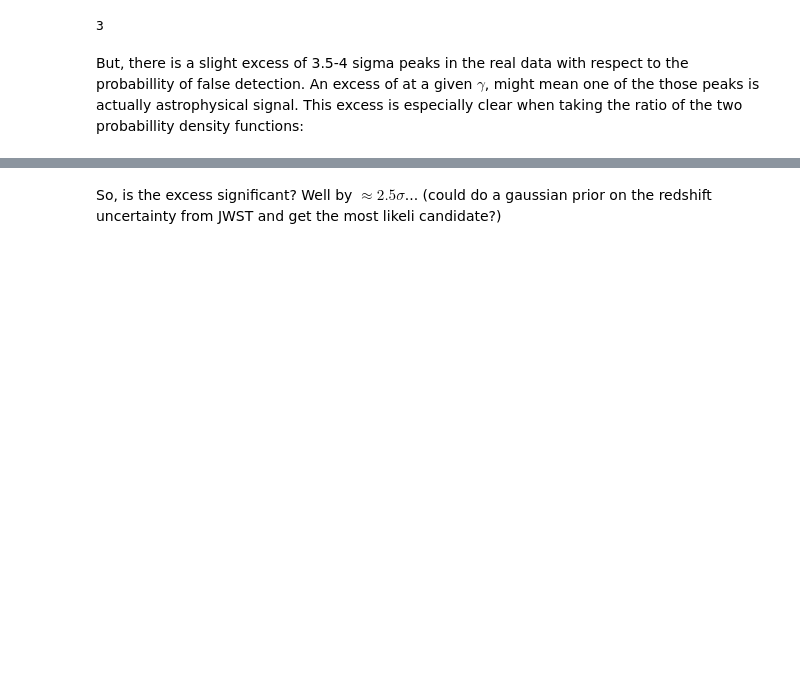
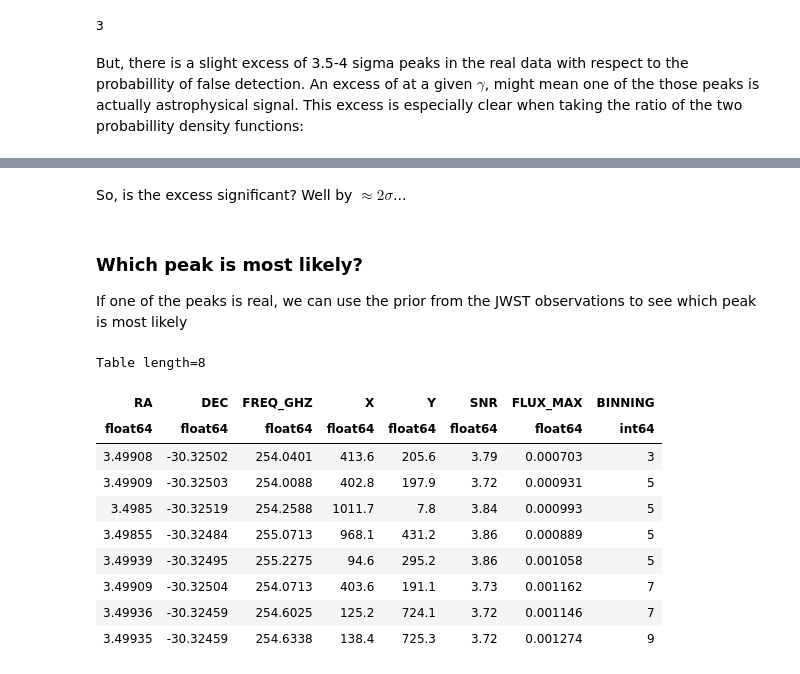
Before and after one commit to Joshiwavm/jackknify, a Jupyter notebook: docs/notebooks/HowToLineFind.ipynb, the cells around one changed output, grey strips where cells are left out. Cells and saved outputs as stored; diff of their text form; code cells hidden in the pictures; blank space fills up the shorter version.

```diff
--- a/docs/notebooks/HowToLineFind.ipynb
+++ b/docs/notebooks/HowToLineFind.ipynb
@@ -203,2 +191,20 @@ plt.show()
 # %% [markdown]
-So, is the excess significant? Well by $\approx 2.5\sigma$... (could do a gaussian prior on the redshift uncertainty from JWST and get the most likeli candidate?)
+So, is the excess significant? Well by $\approx 2\sigma$...
+# %% [markdown]
+### Which peak is most likely?
+If one of the peaks is real, we can use the prior from the JWST observations to see which peak is most likely
+# %%
+candidates = data_real_P[(data_real_P['SNR']>3.7) & (data_real_P['SNR']<3.9)]
+candidates
+# %% [output]
+Table length=8
+| RA | DEC | FREQ_GHZ | X | Y | SNR | FLUX_MAX | BINNING |
+| float64 | float64 | float64 | float64 | float64 | float64 | float64 | int64 |
+| 3.49908 | -30.32502 | 254.0401 | 413.6 | 205.6 | 3.79 | 0.000703 | 3 |
+| 3.49909 | -30.32503 | 254.0088 | 402.8 | 197.9 | 3.72 | 0.000931 | 5 |
+| 3.4985 | -30.32519 | 254.2588 | 1011.7 | 7.8 | 3.84 | 0.000993 | 5 |
+| 3.49855 | -30.32484 | 255.0713 | 968.1 | 431.2 | 3.86 | 0.000889 | 5 |
+| 3.49939 | -30.32495 | 255.2275 | 94.6 | 295.2 | 3.86 | 0.001058 | 5 |
+| 3.49909 | -30.32504 | 254.0713 | 403.6 | 191.1 | 3.73 | 0.001162 | 7 |
+| 3.49936 | -30.32459 | 254.6025 | 125.2 | 724.1 | 3.72 | 0.001146 | 7 |
+| 3.49935 | -30.32459 | 254.6338 | 138.4 | 725.3 | 3.72 | 0.001274 | 9 |
```
Also changed, not shown: parts of 12 cells of this notebook, 4 other files.
